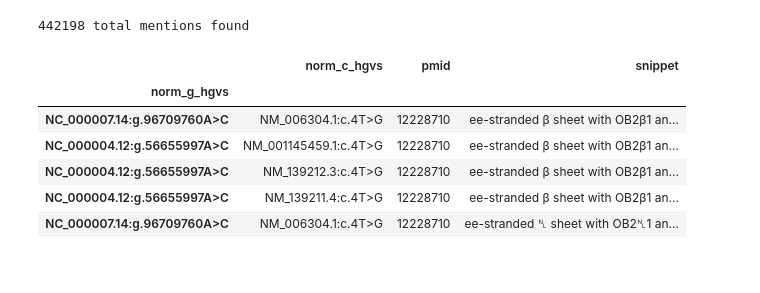
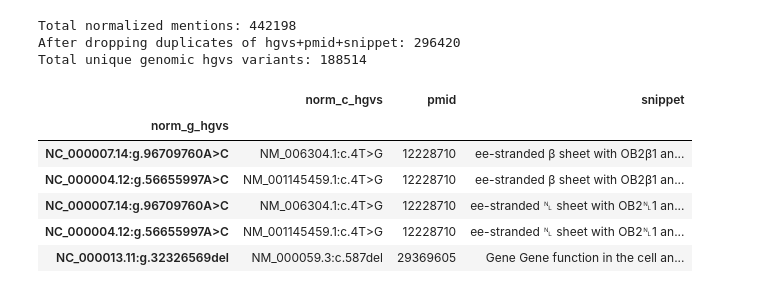
Before and after one commit to BRCAChallenge/literature-search, a Jupyter notebook: docker/export.ipynb, the cells around one changed output. Drawn from its saved outputs; the diff is of its cells as text; code cells hidden in the pictures.

```diff
--- a/docker/export.ipynb
+++ b/docker/export.ipynb
@@ -36,19 +42,23 @@ variants.head()
 | NC_000013.11:g.32315490C>T | 13 | 32315490 | C | T | chr13:g.32315490:C>T | NM_000059.3:c.-217C>T |
 | NC_000013.11:g.32315519C>T | 13 | 32315519 | C | T | chr13:g.32315519:C>T | NM_000059.3:c.-188C>T |
 | NC_000013.11:g.32315532C>T | 13 | 32315532 | C | T | chr13:g.32315532:C>T | NM_000059.3:c.-175C>T |
-# %%
-# mentions = pd.read_table("mentions-normalized.tsv", index_col="norm_g_hgvs").drop_duplicates(["pmid", "snippet"])
-mentions = pd.read_table("mentions-normalized.tsv", index_col="norm_g_hgvs")
-mentions.pmid = mentions.pmid.astype(str)
-print("{} total mentions found".format(mentions.shape[0]))
-mentions.head()
-# %% [output]
-442198 total mentions found
-|  | norm_c_hgvs | pmid | snippet |
-| norm_g_hgvs |  |  |  |
-| NC_000007.14:g.96709760A>C | NM_006304.1:c.4T>G | 12228710 | ee-stranded β sheet with OB2β1 an... |
-| NC_000004.12:g.56655997A>C | NM_001145459.1:c.4T>G | 12228710 | ee-stranded β sheet with OB2β1 an... |
-| NC_000004.12:g.56655997A>C | NM_139212.3:c.4T>G | 12228710 | ee-stranded β sheet with OB2β1 an... |
-| NC_000004.12:g.56655997A>C | NM_139211.4:c.4T>G | 12228710 | ee-stranded β sheet with OB2β1 an... |
-| NC_000007.14:g.96709760A>C | NM_006304.1:c.4T>G | 12228710 | ee-stranded ␤ sheet with OB2␤1 an... |
+# %%
+mentions = pd.read_table("mentions-normalized.tsv")
+mentions.pmid = mentions.pmid.astype(str)
+print("Total normalized mentions: {}".format(mentions.shape[0]))
+mentions = mentions.drop_duplicates(["norm_g_hgvs", "pmid", "snippet"]).set_index("norm_g_hgvs")
+print("After dropping duplicates of hgvs+pmid+snippet: {}".format(mentions.shape[0]))
+print("Total unique genomic hgvs variants: {}".format(mentions.index.unique().shape[0]))
+mentions.head()
+# %% [output]
+Total normalized mentions: 442198
+After dropping duplicates of hgvs+pmid+snippet: 296420
+Total unique genomic hgvs variants: 188514
+|  | norm_c_hgvs | pmid | snippet |
+| norm_g_hgvs |  |  |  |
+| NC_000007.14:g.96709760A>C | NM_006304.1:c.4T>G | 12228710 | ee-stranded β sheet with OB2β1 an... |
+| NC_000004.12:g.56655997A>C | NM_001145459.1:c.4T>G | 12228710 | ee-stranded β sheet with OB2β1 an... |
+| NC_000007.14:g.96709760A>C | NM_006304.1:c.4T>G | 12228710 | ee-stranded ␤ sheet with OB2␤1 an... |
+| NC_000004.12:g.56655997A>C | NM_001145459.1:c.4T>G | 12228710 | ee-stranded ␤ sheet with OB2␤1 an... |
+| NC_000013.11:g.32326569del | NM_000059.3:c.587del | 29369605 | Gene Gene function in the cell an... |
 # %%
```
Also changed, not shown: parts of 17 cells of this notebook, 1 other file.
